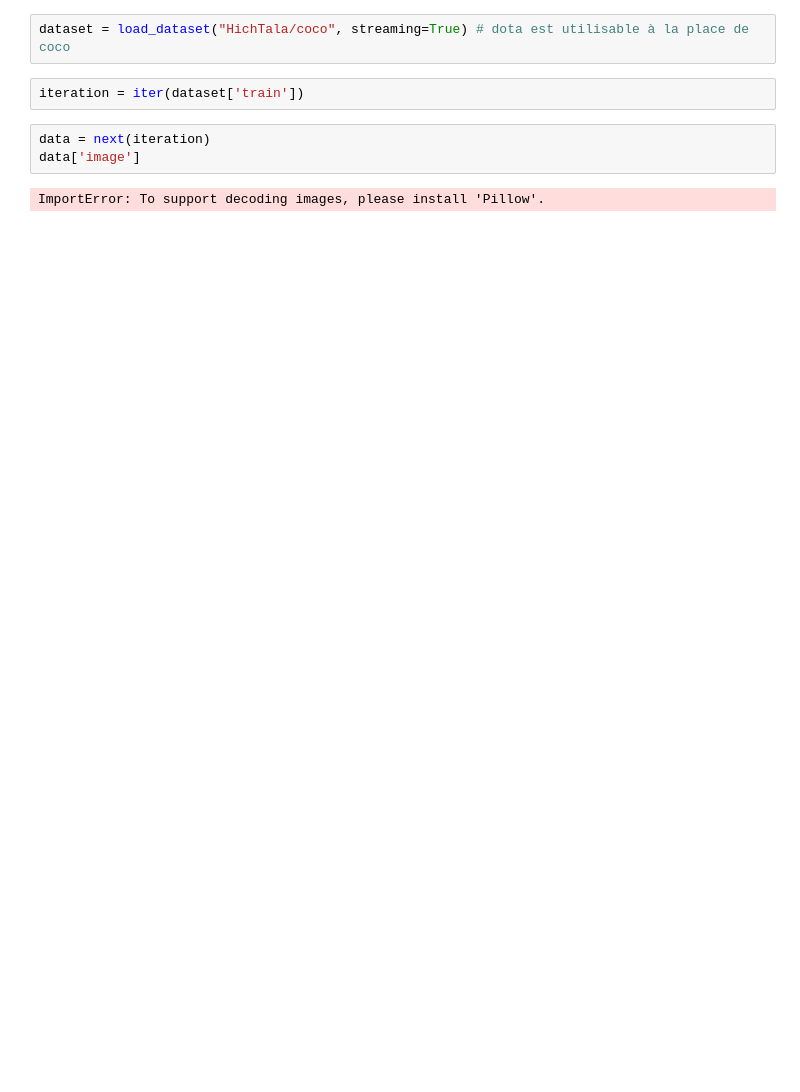
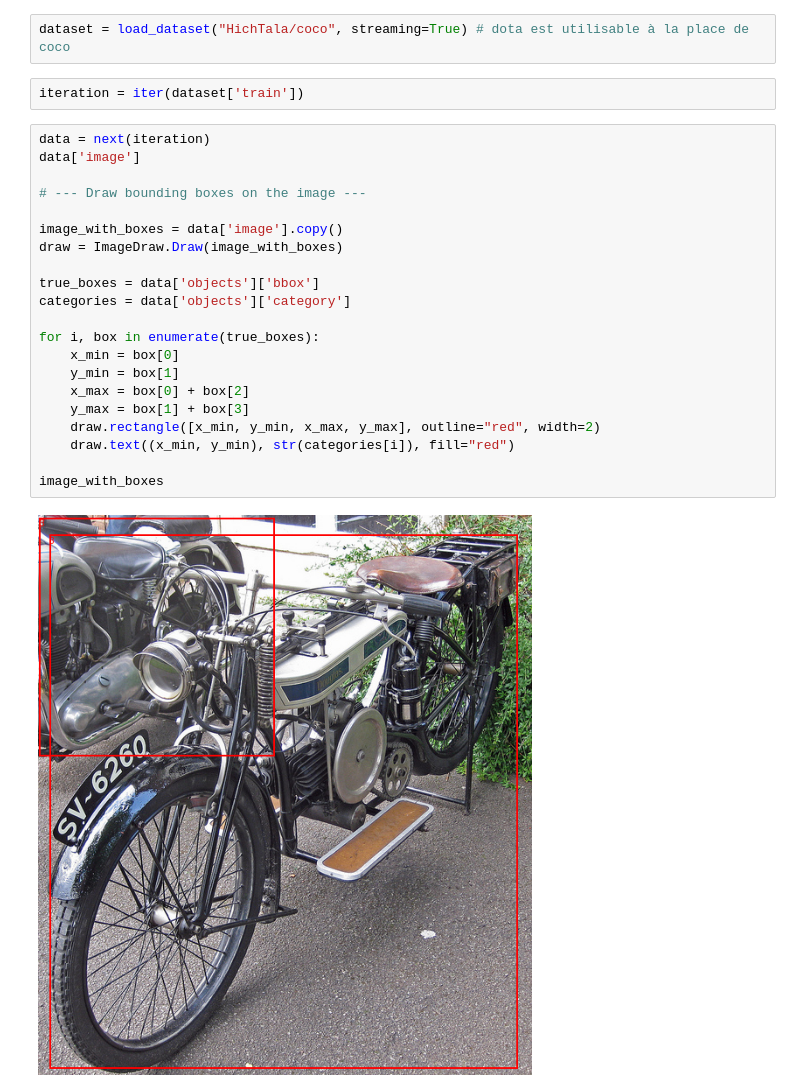
Before and after one commit to devtazi/Understanding-mAP, a Jupyter notebook: simulation.ipynb, the cells around one changed output. Cells and saved outputs as stored; diff of their text form; blank space fills up the shorter version.

Commit message:
ajout du dessin des bounding boxes sur les images

```diff
--- a/simulation.ipynb
+++ b/simulation.ipynb
@@ -7,5 +8,23 @@ iteration = iter(dataset['train'])
 # %%
 data = next(iteration)
 data['image']
+
+# --- Draw bounding boxes on the image ---
+
+image_with_boxes = data['image'].copy()
+draw = ImageDraw.Draw(image_with_boxes)
+
+true_boxes = data['objects']['bbox']
+categories = data['objects']['category']
+
+for i, box in enumerate(true_boxes):
+    x_min = box[0]
+    y_min = box[1]
+    x_max = box[0] + box[2]
+    y_max = box[1] + box[3]
+    draw.rectangle([x_min, y_min, x_max, y_max], outline="red", width=2)
+    draw.text((x_min, y_min), str(categories[i]), fill="red")
+
+image_with_boxes
 # %% [output]
-ImportError: To support decoding images, please install 'Pillow'.
+[figure, added]
```
Also changed, not shown: parts of 2 cells of this notebook.
